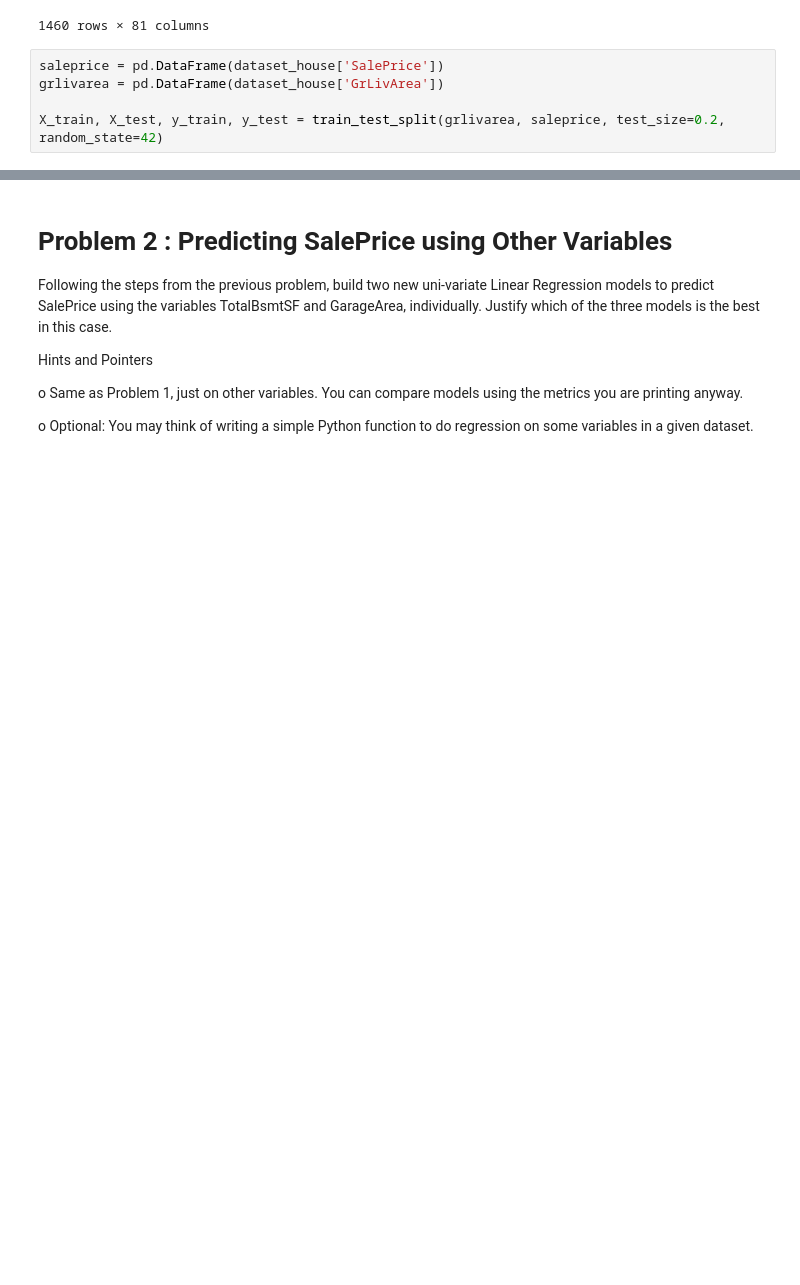
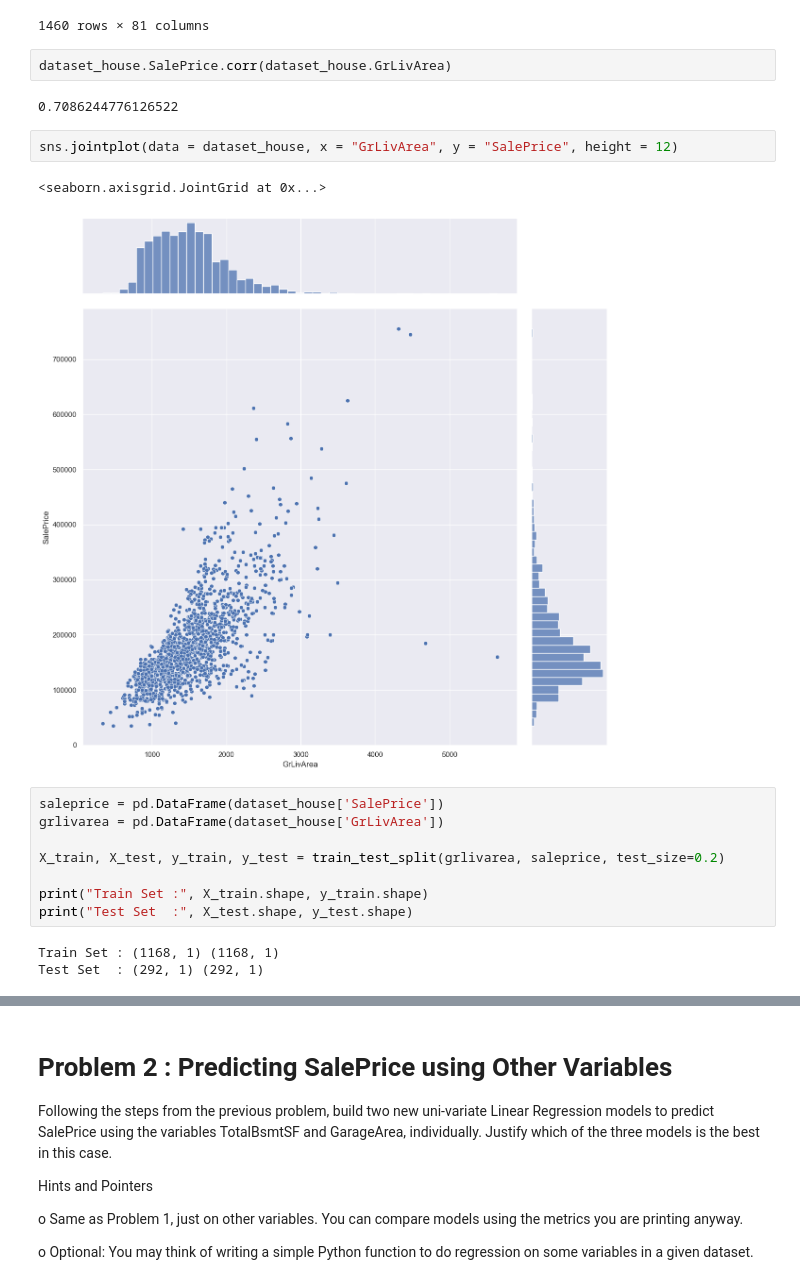
Before and after one commit to chezyio/SC1015, a Jupyter notebook: Week 6/Lab/exercise4/Exercise4_solution.ipynb, the cells around one changed output, grey strips where cells are left out. Cells and saved outputs as stored; diff of their text form; blank space fills up the shorter version.

```diff
--- a/Week 6/Lab/exercise4/Exercise4_solution.ipynb
+++ b/Week 6/Lab/exercise4/Exercise4_solution.ipynb
@@ -44,8 +44,23 @@ df_house
 | 1458 | 1459 | 20 | RL | 68.0 | 9717 | Pave | NaN | Reg | Lvl | ... |
 | 1459 | 1460 | 20 | RL | 75.0 | 9937 | Pave | NaN | Reg | Lvl | ... |
 1460 rows × 81 columns
+# %%
+dataset_house.SalePrice.corr(dataset_house.GrLivArea)
+# %% [output]
+0.7086244776126522
+# %%
+sns.jointplot(data = dataset_house, x = "GrLivArea", y = "SalePrice", height = 12)
+# %% [output]
+<seaborn.axisgrid.JointGrid at 0x...>
+[figure, added]
 # %%
 saleprice = pd.DataFrame(dataset_house['SalePrice'])
 grlivarea = pd.DataFrame(dataset_house['GrLivArea'])
 
-X_train, X_test, y_train, y_test = train_test_split(grlivarea, saleprice, test_size=0.2, random_state=42)
+X_train, X_test, y_train, y_test = train_test_split(grlivarea, saleprice, test_size=0.2)
+
+print("Train Set :", X_train.shape, y_train.shape)
+print("Test Set  :", X_test.shape, y_test.shape)
+# %% [output]
+Train Set : (1168, 1) (1168, 1)
+Test Set  : (292, 1) (292, 1)
```
Also changed, not shown: parts of 11 cells of this notebook.
